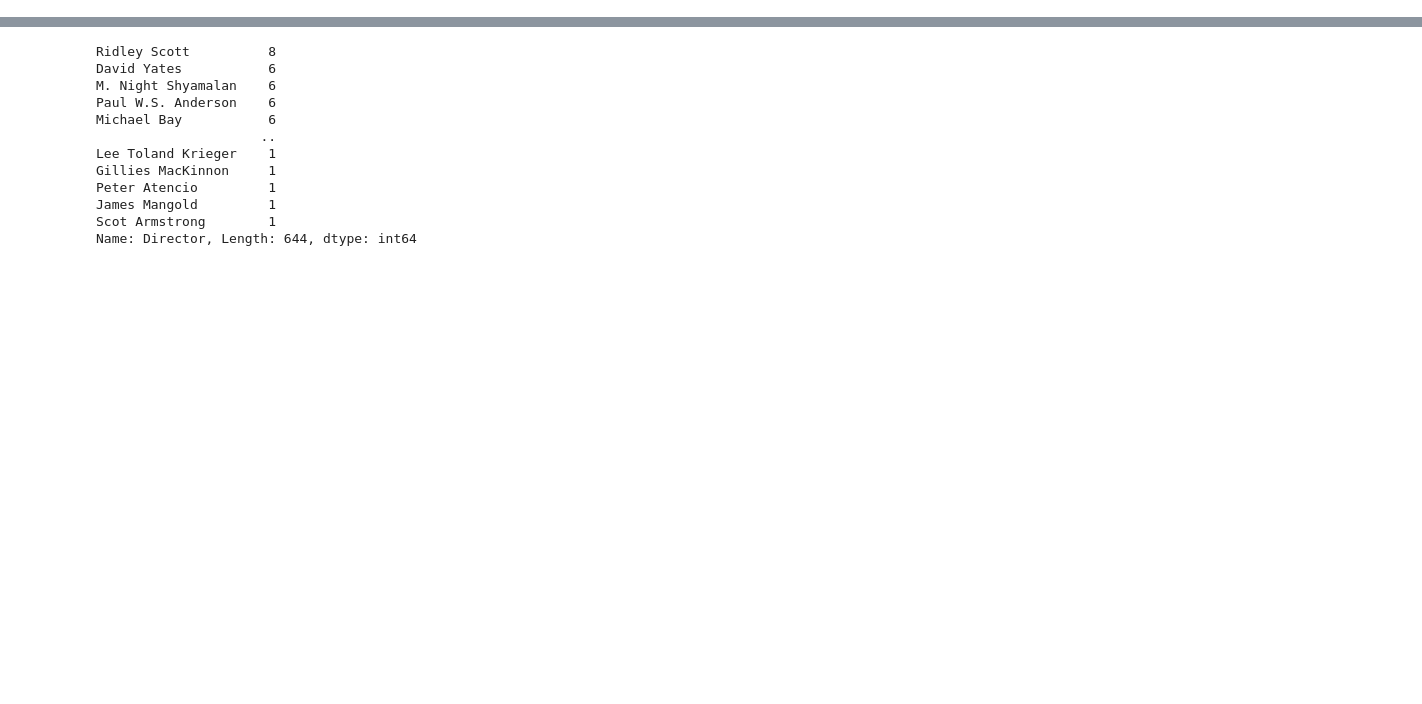
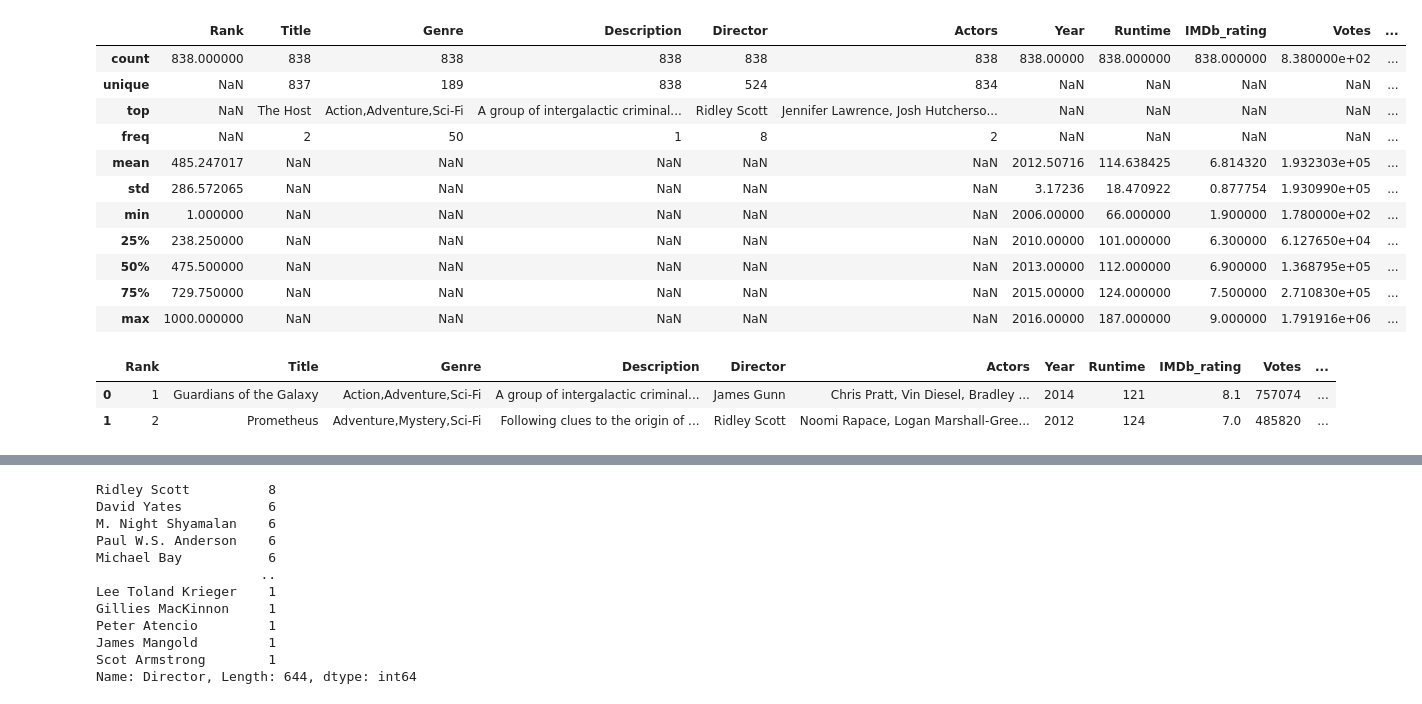
Before and after one commit to Justelei/Python_mokymai, a Jupyter notebook: movies.ipynb, the cells around one changed output, grey strips where cells are left out. Saved outputs shown, nothing was run; the diff lists cells and outputs as text; code cells hidden in the pictures; blank space fills up the shorter version.

```diff
--- a/movies.ipynb
+++ b/movies.ipynb
@@ -9,0 +32,15 @@ movies = pd.read_csv('IMDB-Movie-Data.csv')
+# %%
+movies.describe(include='all')
+# %% [output]
+|  | Rank | Title | Genre | Description | Director | Actors | Year | Runtime | IMDb_rating | Votes | ... |
+| count | 838.000000 | 838 | 838 | 838 | 838 | 838 | 838.00000 | 838.000000 | 838.000000 | 8.380000e+02 | ... |
+| unique | NaN | 837 | 189 | 838 | 524 | 834 | NaN | NaN | NaN | NaN | ... |
+| top | NaN | The Host | Action,Adventure,Sci-Fi | A group of intergalactic criminal... | Ridley Scott | Jennifer Lawrence, Josh Hutcherso... | NaN | NaN | NaN | NaN | ... |
+| freq | NaN | 2 | 50 | 1 | 8 | 2 | NaN | NaN | NaN | NaN | ... |
+| mean | 485.247017 | NaN | NaN | NaN | NaN | NaN | 2012.50716 | 114.638425 | 6.814320 | 1.932303e+05 | ... |
+| std | 286.572065 | NaN | NaN | NaN | NaN | NaN | 3.17236 | 18.470922 | 0.877754 | 1.930990e+05 | ... |
+| min | 1.000000 | NaN | NaN | NaN | NaN | NaN | 2006.00000 | 66.000000 | 1.900000 | 1.780000e+02 | ... |
+| 25% | 238.250000 | NaN | NaN | NaN | NaN | NaN | 2010.00000 | 101.000000 | 6.300000 | 6.127650e+04 | ... |
+| 50% | 475.500000 | NaN | NaN | NaN | NaN | NaN | 2013.00000 | 112.000000 | 6.900000 | 1.368795e+05 | ... |
+| 75% | 729.750000 | NaN | NaN | NaN | NaN | NaN | 2015.00000 | 124.000000 | 7.500000 | 2.710830e+05 | ... |
+| max | 1000.000000 | NaN | NaN | NaN | NaN | NaN | 2016.00000 | 187.000000 | 9.000000 | 1.791916e+06 | ... |
@@ -9,0 +53,7 @@ movies = pd.read_csv('IMDB-Movie-Data.csv')
+# %%
+movies['Description_words'] = movies['Description'].map(word_count)
+movies.head(2)
+# %% [output]
+|  | Rank | Title | Genre | Description | Director | Actors | Year | Runtime | IMDb_rating | Votes | ... |
+| 0 | 1 | Guardians of the Galaxy | Action,Adventure,Sci-Fi | A group of intergalactic criminal... | James Gunn | Chris Pratt, Vin Diesel, Bradley ... | 2014 | 121 | 8.1 | 757074 | ... |
+| 1 | 2 | Prometheus | Adventure,Mystery,Sci-Fi | Following clues to the origin of ... | Ridley Scott | Noomi Rapace, Logan Marshall-Gree... | 2012 | 124 | 7.0 | 485820 | ... |
```
Also changed, not shown: parts of 9 cells of this notebook.
